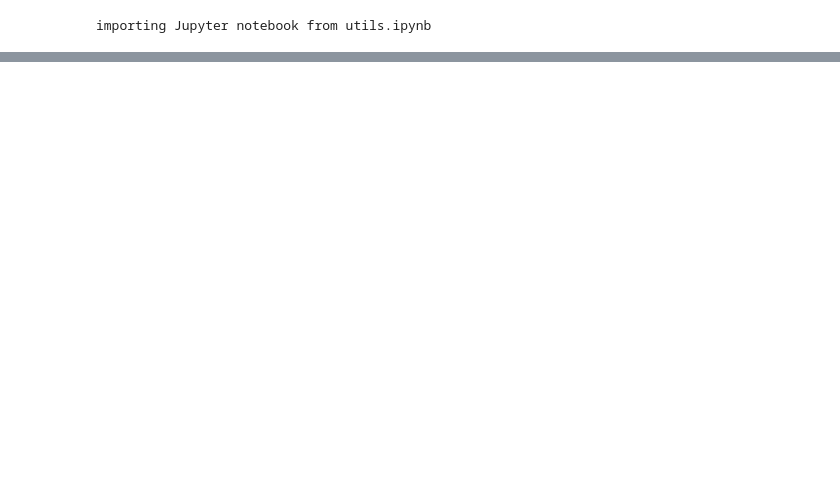
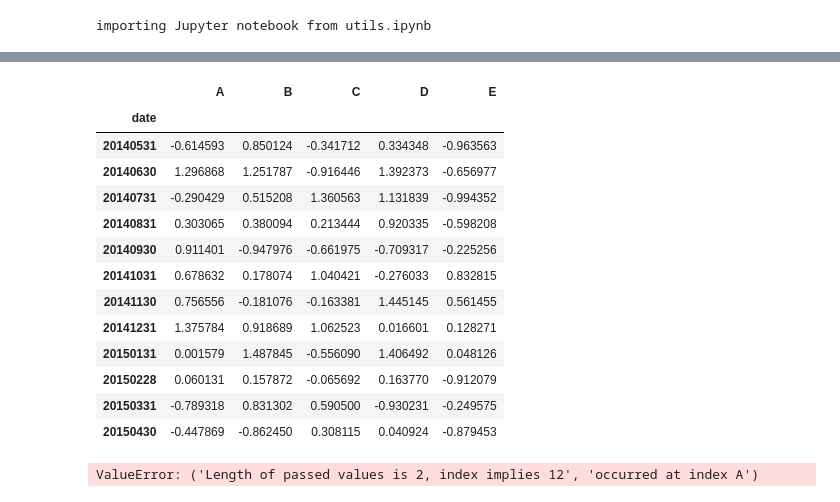
Before and after one commit to w4230213/pydata-book, a Jupyter notebook: LST-FINAL.ipynb, the cells around one changed output, grey strips where cells are left out. Saved outputs shown, nothing was run; the diff lists cells and outputs as text; code cells hidden in the pictures; blank space fills up the shorter version.

```diff
--- a/LST-FINAL.ipynb
+++ b/LST-FINAL.ipynb
@@ -185,0 +97,6 @@ result_df = pd.concat(result_ls,axis=1)
+# %%
+start = 20150507
+end = 20151107
+# %%
+freq_prev_idx = np.array([-1, -1, -1, -1, -1, -1, -1, -1, -1, -1, -1, -1, 0, 1, 2, 3, 4, 5])
+freq_prev_idx
@@ -185,0 +106,5 @@ result_df = pd.concat(result_ls,axis=1)
+# %%
+actual_start = df.index[df.index.searchsorted(start, side='right') - 1]
+# %%
+ranges = pd.Series(range(int(start <= actual_start), freq_prev_idx.max() + 2)).apply(
+    lambda x: (x, freq_prev_idx.searchsorted(x, side='left') - 1))
@@ -185,0 +122,24 @@ result_df = pd.concat(result_ls,axis=1)
+# %%
+r = ranges[0]
+_data = indi_return.iloc[r[0]:r[1]+1]
+_data.index.names = ['date']
+_data
+# %% [output]
+|  | A | B | C | D | E |
+| date |  |  |  |  |  |
+| 20140531 | -0.614593 | 0.850124 | -0.341712 | 0.334348 | -0.963563 |
+| 20140630 | 1.296868 | 1.251787 | -0.916446 | 1.392373 | -0.656977 |
+| 20140731 | -0.290429 | 0.515208 | 1.360563 | 1.131839 | -0.994352 |
+| 20140831 | 0.303065 | 0.380094 | 0.213444 | 0.920335 | -0.598208 |
+| 20140930 | 0.911401 | -0.947976 | -0.661975 | -0.709317 | -0.225256 |
+| 20141031 | 0.678632 | 0.178074 | 1.040421 | -0.276033 | 0.832815 |
+| 20141130 | 0.756556 | -0.181076 | -0.163381 | 1.445145 | 0.561455 |
+| 20141231 | 1.375784 | 0.918689 | 1.062523 | 0.016601 | 0.128271 |
+| 20150131 | 0.001579 | 1.487845 | -0.556090 | 1.406492 | 0.048126 |
+| 20150228 | 0.060131 | 0.157872 | -0.065692 | 0.163770 | -0.912079 |
+| 20150331 | -0.789318 | 0.831302 | 0.590500 | -0.930231 | -0.249575 |
+| 20150430 | -0.447869 | -0.862450 | 0.308115 | 0.040924 | -0.879453 |
+# %%
+_data.apply(lambda x:pd.Series(get_lst_range(x),index=np.arange(_data.shape[0])),axis=0,reduce=False)
+# %% [output]
+ValueError: ('Length of passed values is 2, index implies 12', 'occurred at index A')
```
Also changed, not shown: parts of 22 cells of this notebook, 1 other file.
